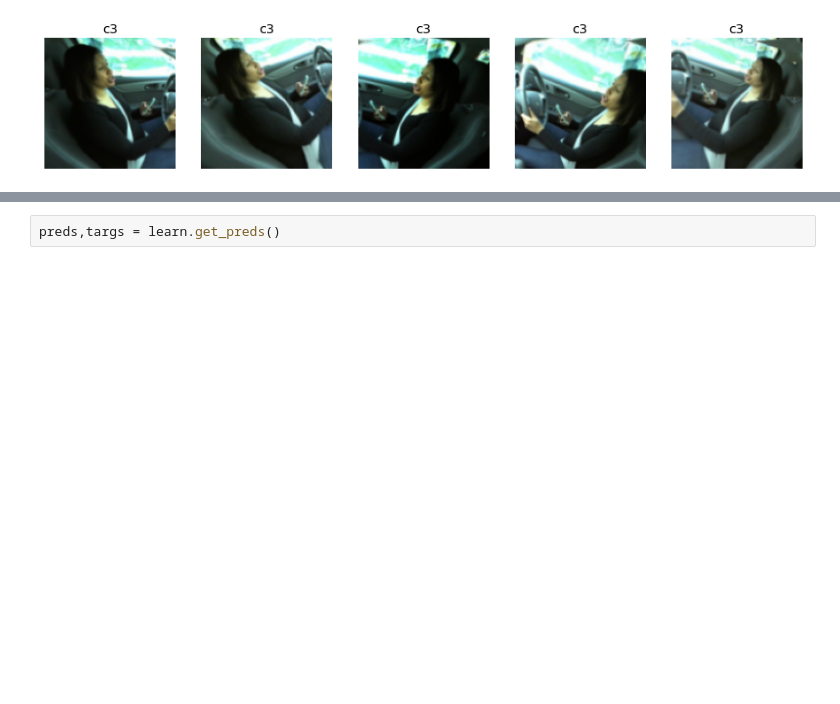
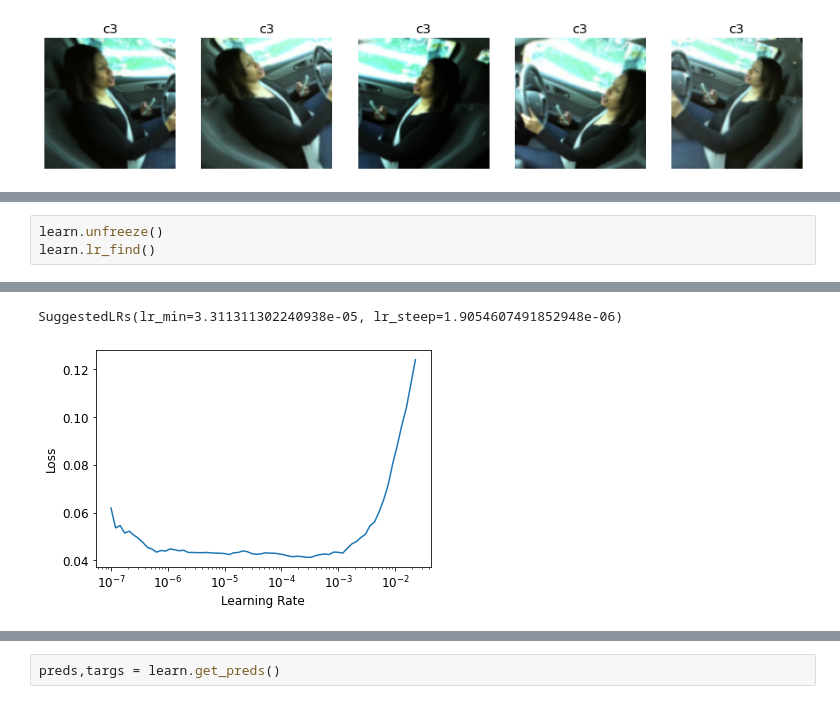
Before and after one commit to ZeroXitreo/SD1-AI-Eksamensprojekt, a Jupyter notebook: Main.ipynb, the cells around one changed output, grey strips where cells are left out. Cells and saved outputs as stored; diff of their text form; blank space fills up the shorter version.

```diff
--- a/Main.ipynb
+++ b/Main.ipynb
@@ -57,0 +66,4 @@ learn = cnn_learner(dls, resnet50, metrics=accuracy_multi)
+# %%
+learn.unfreeze()
+learn.lr_find()
+# %% [output]
@@ -57,0 +71,2 @@ learn = cnn_learner(dls, resnet50, metrics=accuracy_multi)
+SuggestedLRs(lr_min=3.311311302240938e-05, lr_steep=1.9054607491852948e-06)
+[figure, added]
```
Also changed, not shown: parts of 13 cells of this notebook, 1 other file.
